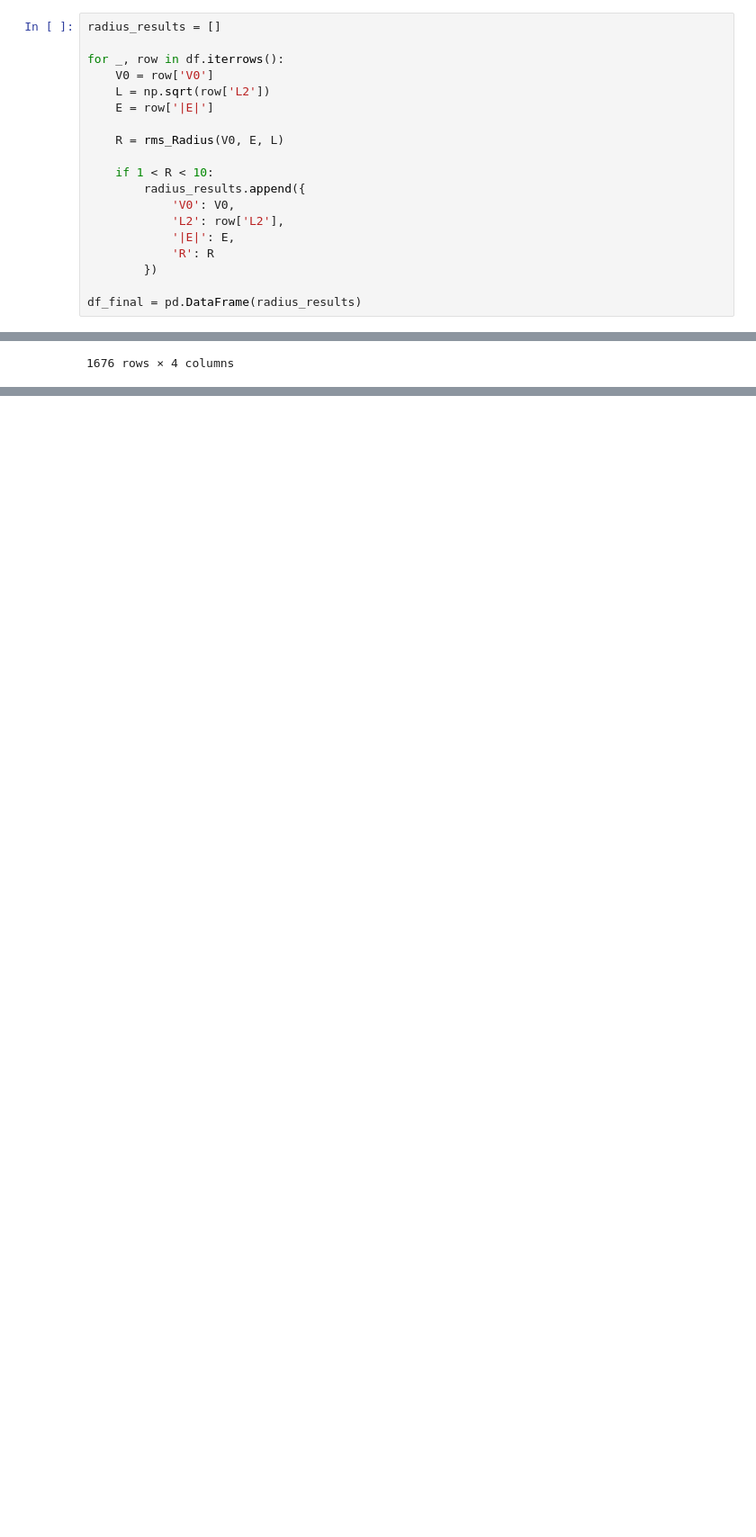
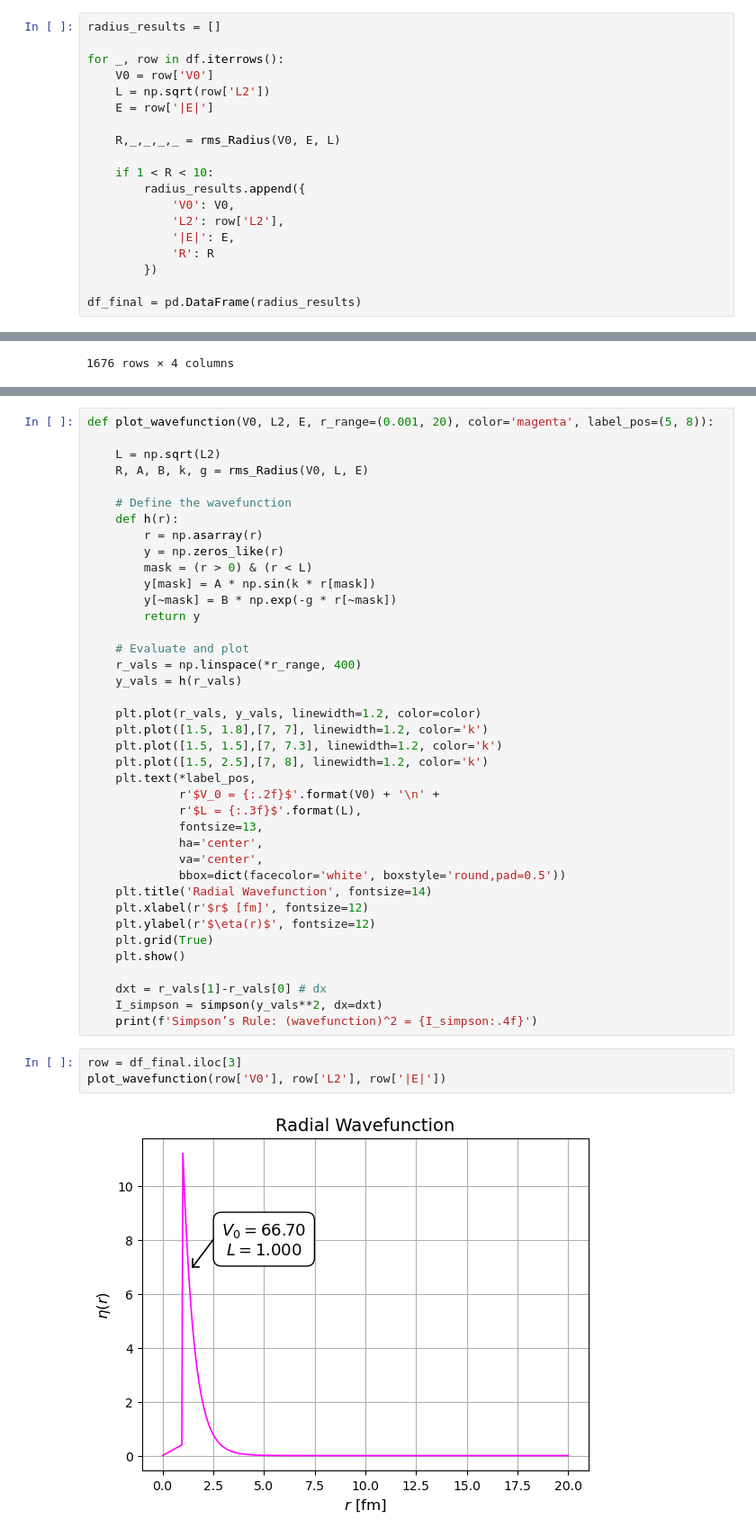
Before and after one commit to Burpsploit/Computational_NuclearPhysics, a Jupyter notebook: Deuterium/deuterium.ipynb, the cells around one changed output, grey strips where cells are left out. Shown at 90% size. Cells and saved outputs as stored; diff of their text form; blank space fills up the shorter version.

```diff
--- a/Deuterium/deuterium.ipynb
+++ b/Deuterium/deuterium.ipynb
@@ -140,7 +144,7 @@ for _, row in df.iterrows():
     L = np.sqrt(row['L2'])
     E = row['|E|']
 
-    R = rms_Radius(V0, E, L)
+    R,_,_,_,_ = rms_Radius(V0, E, L)
 
     if 1 < R < 10:
         radius_results.append({
@@ -169,0 +176,44 @@ df_final
+# %%
+def plot_wavefunction(V0, L2, E, r_range=(0.001, 20), color='magenta', label_pos=(5, 8)):
+
+    L = np.sqrt(L2)
+    R, A, B, k, g = rms_Radius(V0, L, E)
+
+    # Define the wavefunction
+    def h(r):
+        r = np.asarray(r)
+        y = np.zeros_like(r)
+        mask = (r > 0) & (r < L)
+        y[mask] = A * np.sin(k * r[mask])
+        y[~mask] = B * np.exp(-g * r[~mask])
+        return y
+
+    # Evaluate and plot
+    r_vals = np.linspace(*r_range, 400)
+    y_vals = h(r_vals)
+
+    plt.plot(r_vals, y_vals, linewidth=1.2, color=color)
+    plt.plot([1.5, 1.8],[7, 7], linewidth=1.2, color='k')
+    plt.plot([1.5, 1.5],[7, 7.3], linewidth=1.2, color='k')
+    plt.plot([1.5, 2.5],[7, 8], linewidth=1.2, color='k')
+    plt.text(*label_pos,
+             r'$V_0 = {:.2f}$'.format(V0) + '\n' +
+             r'$L = {:.3f}$'.format(L),
+             fontsize=13,
+             ha='center',
+             va='center',
+             bbox=dict(facecolor='white', boxstyle='round,pad=0.5'))
+    plt.title('Radial Wavefunction', fontsize=14)
+    plt.xlabel(r'$r$ [fm]', fontsize=12)
+    plt.ylabel(r'$\eta(r)$', fontsize=12)
+    plt.grid(True)
+    plt.show()
+
+    dxt = r_vals[1]-r_vals[0] # dx
+    I_simpson = simpson(y_vals**2, dx=dxt)
+    print(f'Simpson’s Rule: (wavefunction)^2 = {I_simpson:.4f}')
+# %%
+row = df_final.iloc[3]
+plot_wavefunction(row['V0'], row['L2'], row['|E|'])
+# %% [output]
+[figure, added]
```
Also changed, not shown: parts of 10 cells of this notebook.
